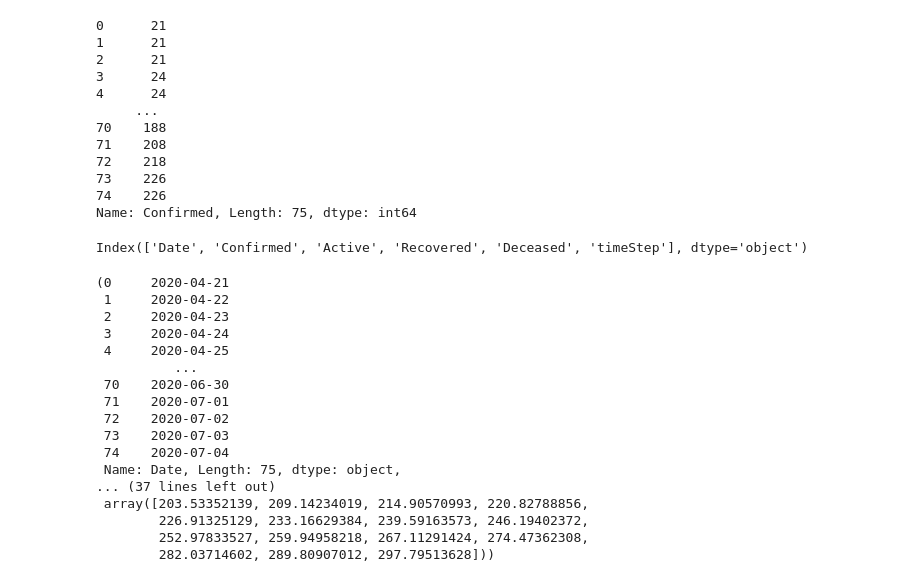
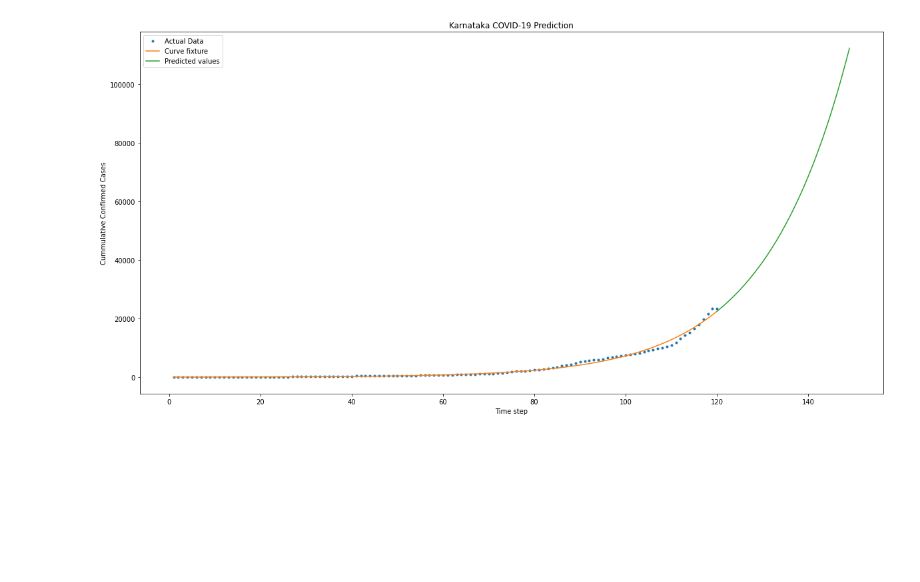
Before and after one commit to Vishnu-prasad-p/COVID, a Jupyter notebook: Untitled.ipynb, the cells around one changed output. Drawn from its saved outputs; the diff is of its cells as text; code cells hidden in the pictures; blank space fills up the shorter version.

Commit message:
testing graph KA

```diff
--- a/Untitled.ipynb
+++ b/Untitled.ipynb
@@ -31,15 +0,0 @@ def get_districtWise(district):
-# %%
-get_districtWise("Bagalkote")['Confirmed']
-# %% [output]
-0      21
-1      21
-2      21
-3      24
-4      24
-     ...
-70    188
-71    208
-72    218
-73    226
-74    226
-Name: Confirmed, Length: 75, dtype: int64
@@ -58,24 +5,18 @@ def Predict_logistic_growth(data,Number_days_tobe_predicted = 15):
+# %%
+data = get_KA_covid_data()
+dt,ts,pts,ad,cf,pda = logoisticGrowthPredictor.Predict_logistic_growth_confirmed(data,30)
+dti = pd.date_range(dt[0], periods=len(ts)+len(pts), freq='D')
 # %%
-import numpy as np
 import matplotlib.pyplot as plt
-import scipy.optimize as optim
-Predict_logistic_growth(get_districtWise("Bagalkote"))
-# %% [output]
-Index(['Date', 'Confirmed', 'Active', 'Recovered', 'Deceased', 'timeStep'], dtype='object')
-(0     2020-04-21
- 1     2020-04-22
- 2     2020-04-23
- 3     2020-04-24
- 4     2020-04-25
-          ...
- 70    2020-06-30
- 71    2020-07-01
- 72    2020-07-02
- 73    2020-07-03
- 74    2020-07-04
- Name: Date, Length: 75, dtype: object,
-... (37 lines left out)
- array([203.53352139, 209.14234019, 214.90570993, 220.82788856,
-        226.91325129, 233.16629384, 239.59163573, 246.19402372,
-        252.97833527, 259.94958218, 267.11291424, 274.47362308,
-        282.03714602, 289.80907012, 297.79513628]))
+# %%
+plt.figure(figsize=[20,10])
+plt.plot(ts,ad,'.',label="Actual Data")
+plt.plot(ts,cf,label="Curve fixture")
+plt.plot(pts,pda,label="Predicted values")
+plt.xlabel("Time step")
+plt.ylabel("Cummulative Confirmed Cases")
+plt.title("Karnataka COVID-19 Prediction")
+plt.legend()
+plt.savefig("Covid_KA_log_pred.png")
+# %% [output]
+[figure, added]
```
Also changed, not shown: parts of 10 cells of this notebook, 2 other files.
